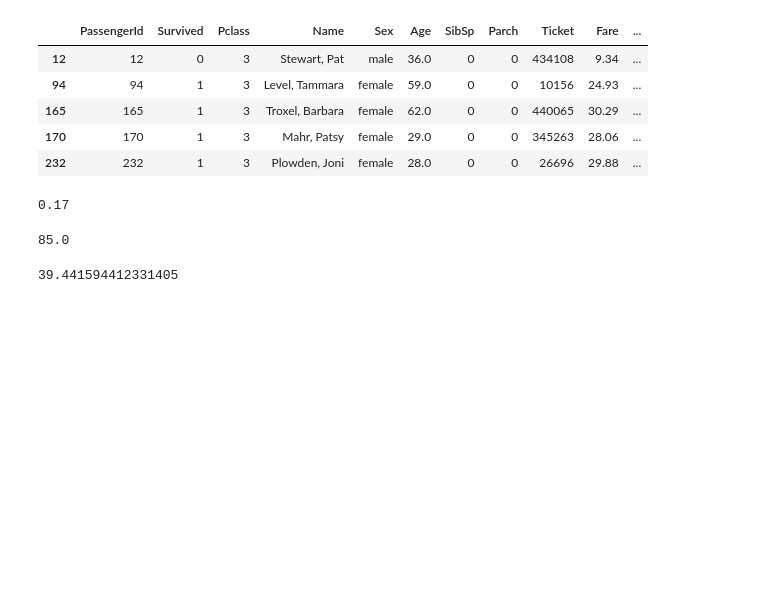
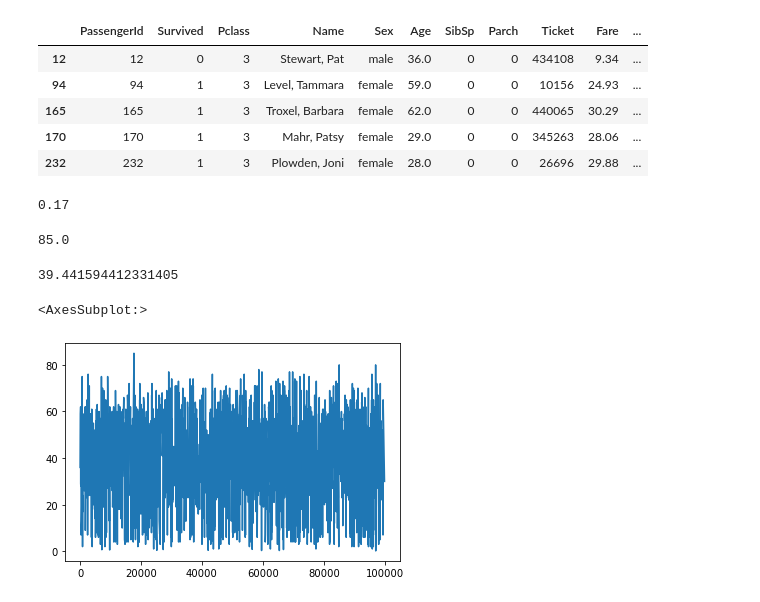
Before and after one commit to DmitryAA/StudyDS, a Jupyter notebook: Analize.ipynb, the cells around one changed output. Drawn from its saved outputs; the diff is of its cells as text; code cells hidden in the pictures; blank space fills up the shorter version.

Commit message:
Change graphics

```diff
--- a/Analize.ipynb
+++ b/Analize.ipynb
@@ -231,3 +224,8 @@ analize_data[(analize_data["Pclass"]==3)&((analize_data["Cabin"]))&((analize_dat
 analize_data[(analize_data["Pclass"]==3)&((analize_data["Cabin"]))&((analize_data["Age"]>0))]['Age'].mean()
 # %% [output]
 39.441594412331405
+# %%
+analize_data[(analize_data["Pclass"]==3)&((analize_data["Cabin"]))&((analize_data["Age"]>0))]['Age'].plot()
+# %% [output]
+<AxesSubplot:>
+[figure, added]
```
Also changed, not shown: parts of 2 cells of this notebook.
